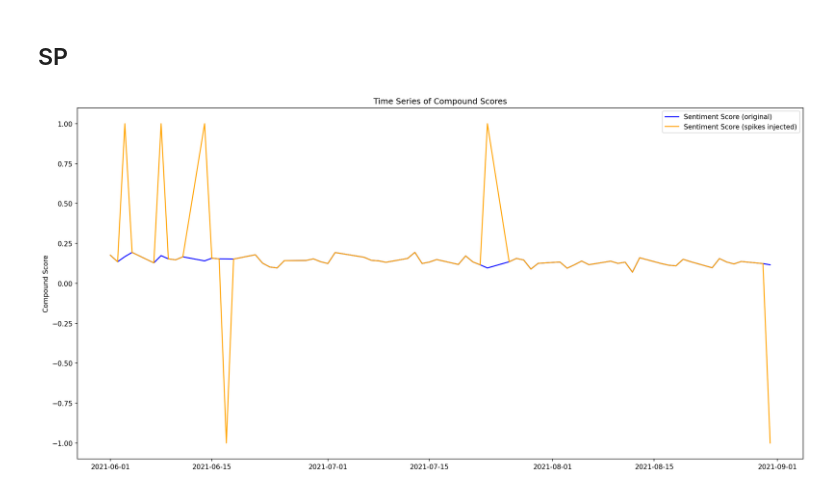
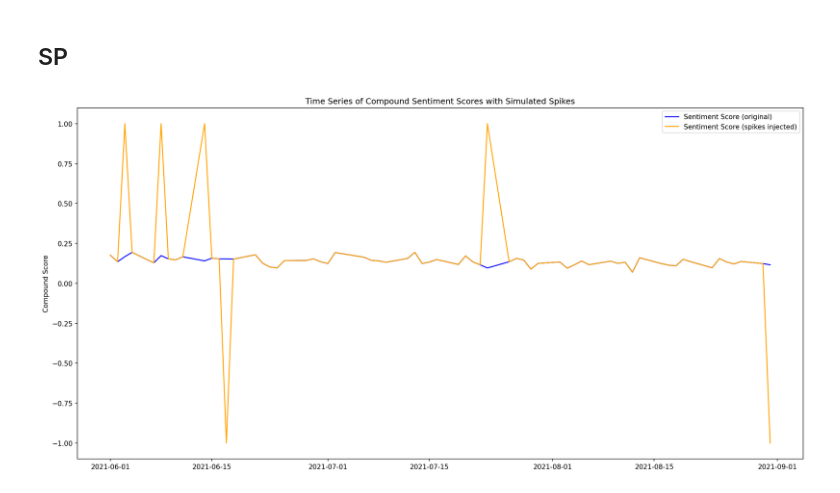
Before and after one commit to talktalki/ANLX, a Jupyter notebook: Assignment1/GME_stock_price_prediction.ipynb, the cells around one changed output. Saved outputs shown, nothing was run; the diff lists cells and outputs as text; code cells hidden in the pictures.

```diff
--- a/Assignment1/GME_stock_price_prediction.ipynb
+++ b/Assignment1/GME_stock_price_prediction.ipynb
@@ -617,13 +646,13 @@ for i in random_numbers:
 # %%
 # Plot the time series of compound scores
 plt.figure(figsize=(16, 8), dpi=150)
 plt.plot(test_data.index, test[:,0], color='blue', label='Sentiment Score (original)')
 plt.plot(test_data.index, test_spike[:,0], color='orange', label='Sentiment Score (spikes injected)')
-plt.title('Time Series of Compound Scores')
+plt.title('Time Series of Compound Sentiment Scores with Simulated Spikes')
 plt.ylabel('Compound Score')
 plt.legend()
 plt.tight_layout()
 plt.show()
 # %% [output]
-[figure, old version]
+[figure, new version]
 # %%
```
Also changed, not shown: parts of 16 cells of this notebook.
